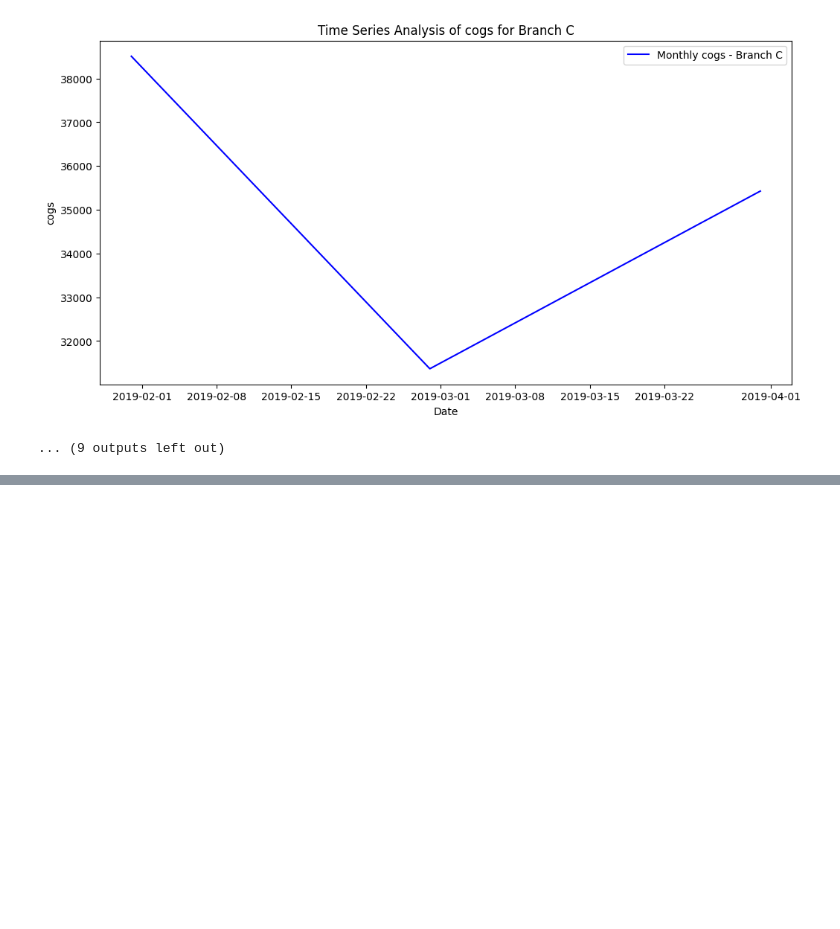
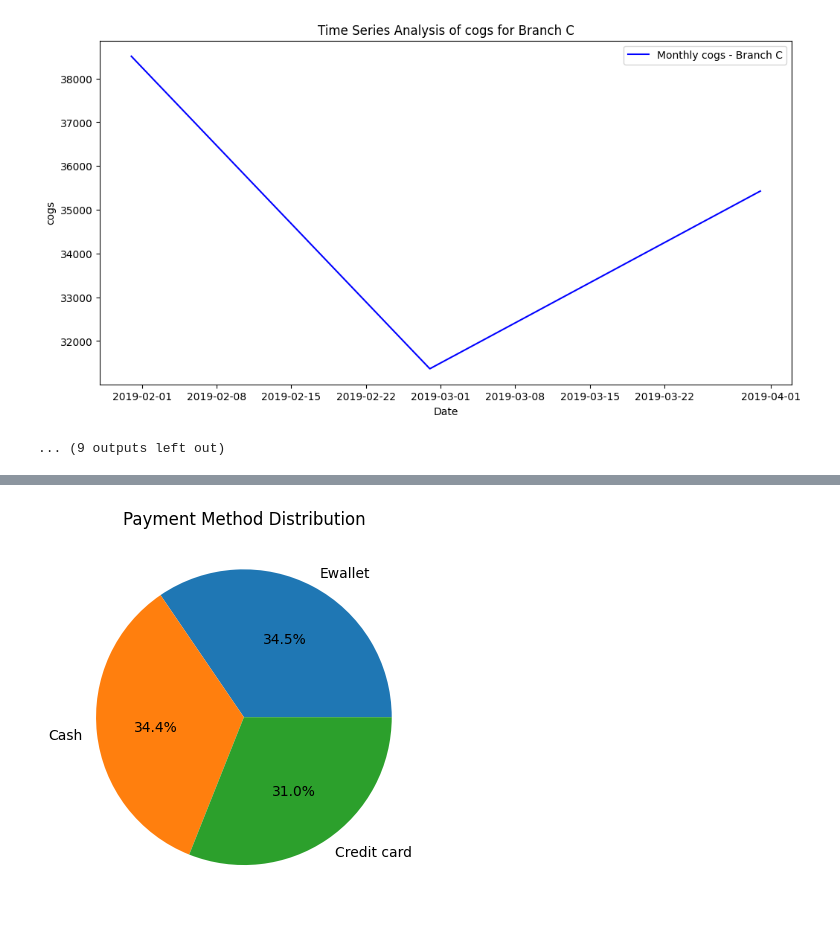
Before and after one commit to AbhiramPollur/ExploratoryDataAnalysis, a Jupyter notebook: 21BDS0383.ipynb, the cells around one changed output, grey strips where cells are left out. Saved outputs shown, nothing was run; the diff lists cells and outputs as text; code cells hidden in the pictures; blank space fills up the shorter version.

```diff
--- a/21BDS0383.ipynb
+++ b/21BDS0383.ipynb
@@ -178,0 +249,8 @@ for branch in branches:
+# %%
+# Categorical Variable Analysis - Pie Plot
+category_counts = df['Payment'].value_counts()
+category_counts.plot(kind='pie', autopct='%1.1f%%', title='Payment Method Distribution')
+plt.ylabel('')
+plt.show()
+# %% [output]
+[figure, added]
```
Also changed, not shown: parts of 27 cells of this notebook.
